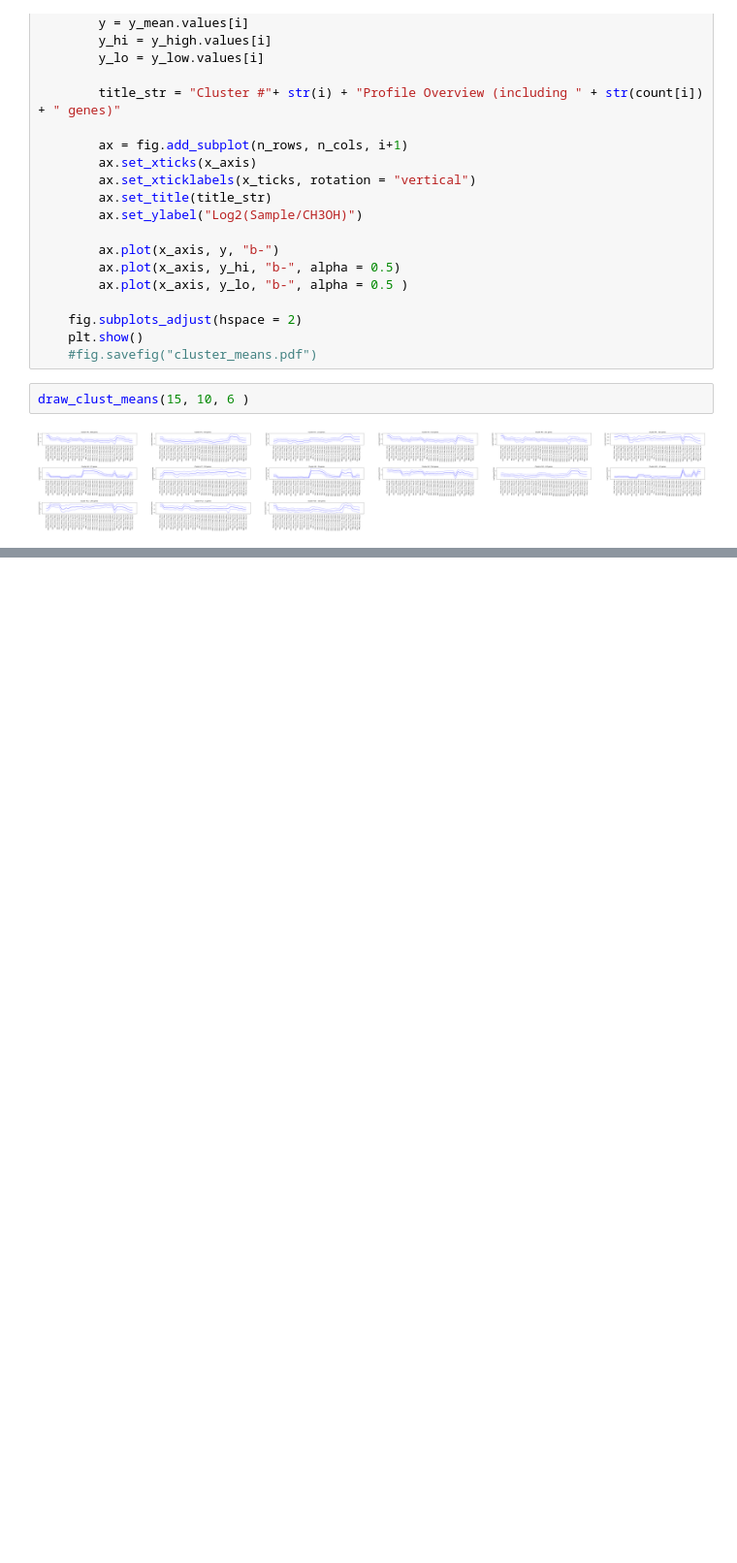
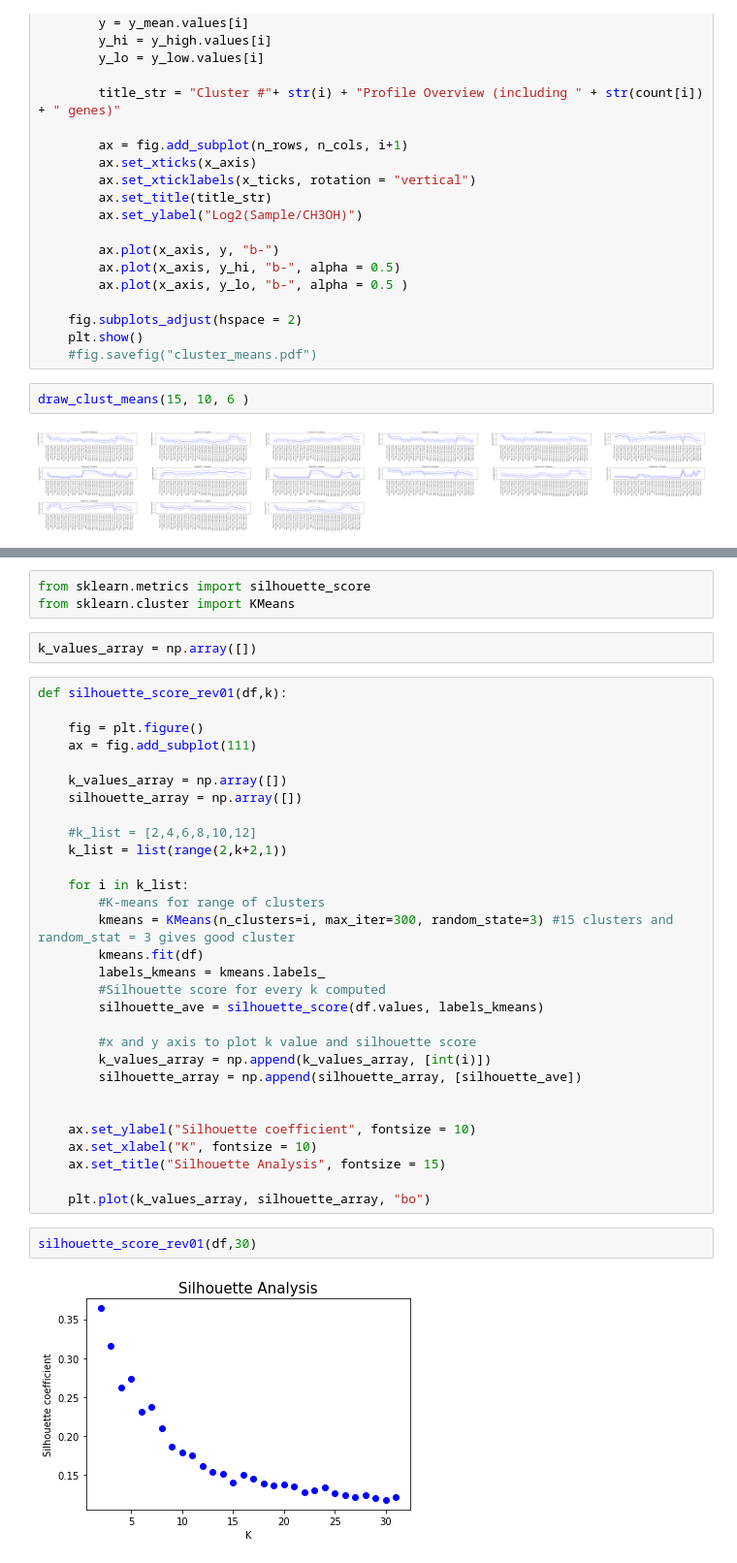
Before and after one commit to JiayuanGuo/Learning-Dash, a Jupyter notebook: Transtomics_Clustering/KMeansClustering.ipynb, the cells around one changed output, grey strips where cells are left out. Shown at 97% size. Cells and saved outputs as stored; diff of their text form; blank space fills up the shorter version.

```diff
--- a/Transtomics_Clustering/KMeansClustering.ipynb
+++ b/Transtomics_Clustering/KMeansClustering.ipynb
@@ -153,0 +199,39 @@ draw_clust_means(15, 10, 6 )
+# %%
+from sklearn.metrics import silhouette_score
+from sklearn.cluster import KMeans
+# %%
+k_values_array = np.array([])
+# %%
+def silhouette_score_rev01(df,k):
+
+    fig = plt.figure()
+    ax = fig.add_subplot(111)
+
+    k_values_array = np.array([])
+    silhouette_array = np.array([])
+
+    #k_list = [2,4,6,8,10,12]
+    k_list = list(range(2,k+2,1))
+
+    for i in k_list:
+        #K-means for range of clusters
+        kmeans = KMeans(n_clusters=i, max_iter=300, random_state=3) #15 clusters and random_stat = 3 gives good cluster
+        kmeans.fit(df)
+        labels_kmeans = kmeans.labels_
+        #Silhouette score for every k computed
+        silhouette_ave = silhouette_score(df.values, labels_kmeans)
+
+        #x and y axis to plot k value and silhouette score
+        k_values_array = np.append(k_values_array, [int(i)])
+        silhouette_array = np.append(silhouette_array, [silhouette_ave])
+
+
+    ax.set_ylabel("Silhouette coefficient", fontsize = 10)
+    ax.set_xlabel("K", fontsize = 10)
+    ax.set_title("Silhouette Analysis", fontsize = 15)
+
+    plt.plot(k_values_array, silhouette_array, "bo")
+# %%
+silhouette_score_rev01(df,30)
+# %% [output]
+[figure, added]
```
Also changed, not shown: parts of 9 cells of this notebook, 1 other file.
